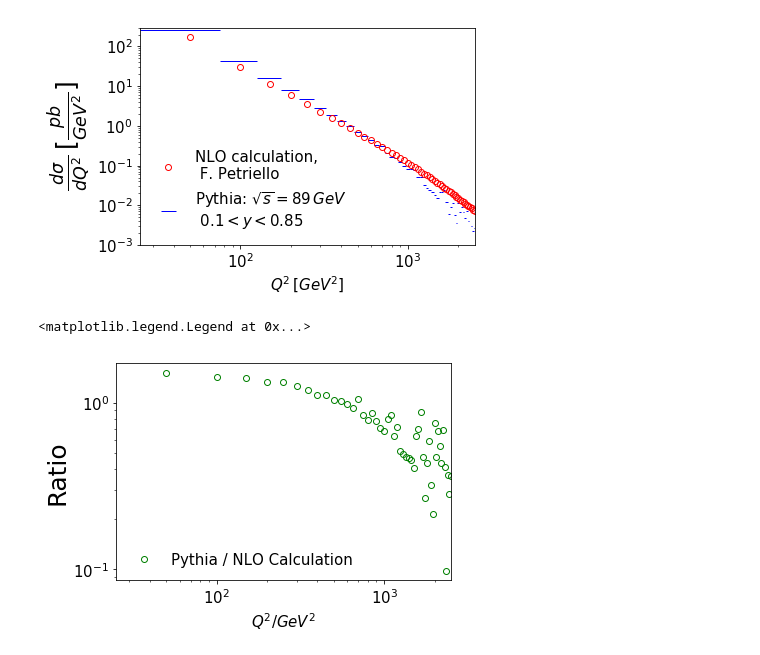
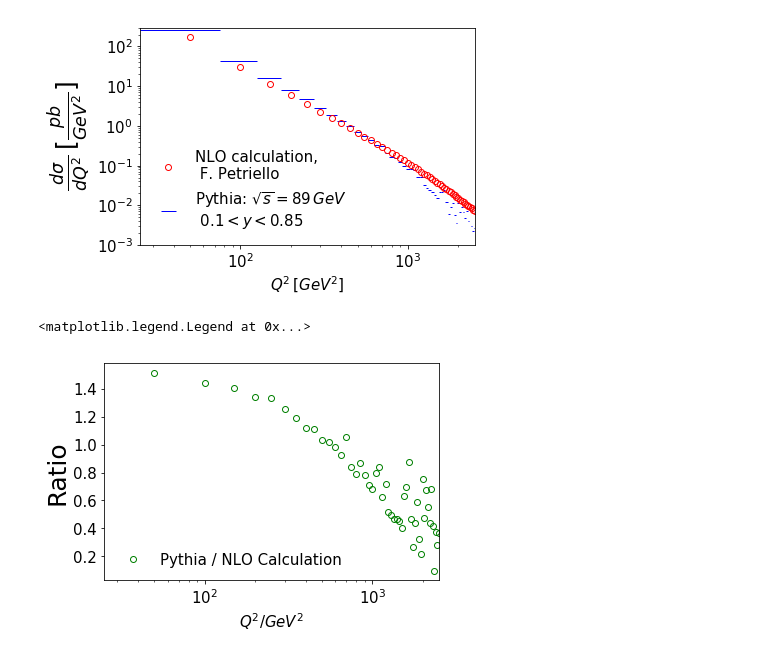
Before and after one commit to y-song/notebooks, a Jupyter notebook: Q2_theory.ipynb, the cells around one changed output. Cells and saved outputs as stored; diff of their text form; code cells hidden in the pictures.

Commit message:
Changed y scale of the ratio plot to linear scale

```diff
--- a/Q2_theory.ipynb
+++ b/Q2_theory.ipynb
@@ -102,13 +102,12 @@ ratio = y / xsec
 # %%
 plt.plot(Q2, ratio, 'go', fillstyle='none', label='Pythia / NLO Calculation')
 plt.xscale('log')
-plt.yscale('log')
 plt.xlim(left=25, right=2500)
 plt.xlabel('$Q^2 / GeV^2$', fontsize=15)
 plt.ylabel('Ratio', fontsize=25)
 plt.xticks(fontsize=15)
 plt.yticks(fontsize=15)
 plt.legend(prop={'size': 15}, frameon=False, loc='lower left')
 # %% [output]
 <matplotlib.legend.Legend at 0x...>
-[figure, old version]
+[figure, new version]
```
Also changed, not shown: parts of 1 cell of this notebook.
